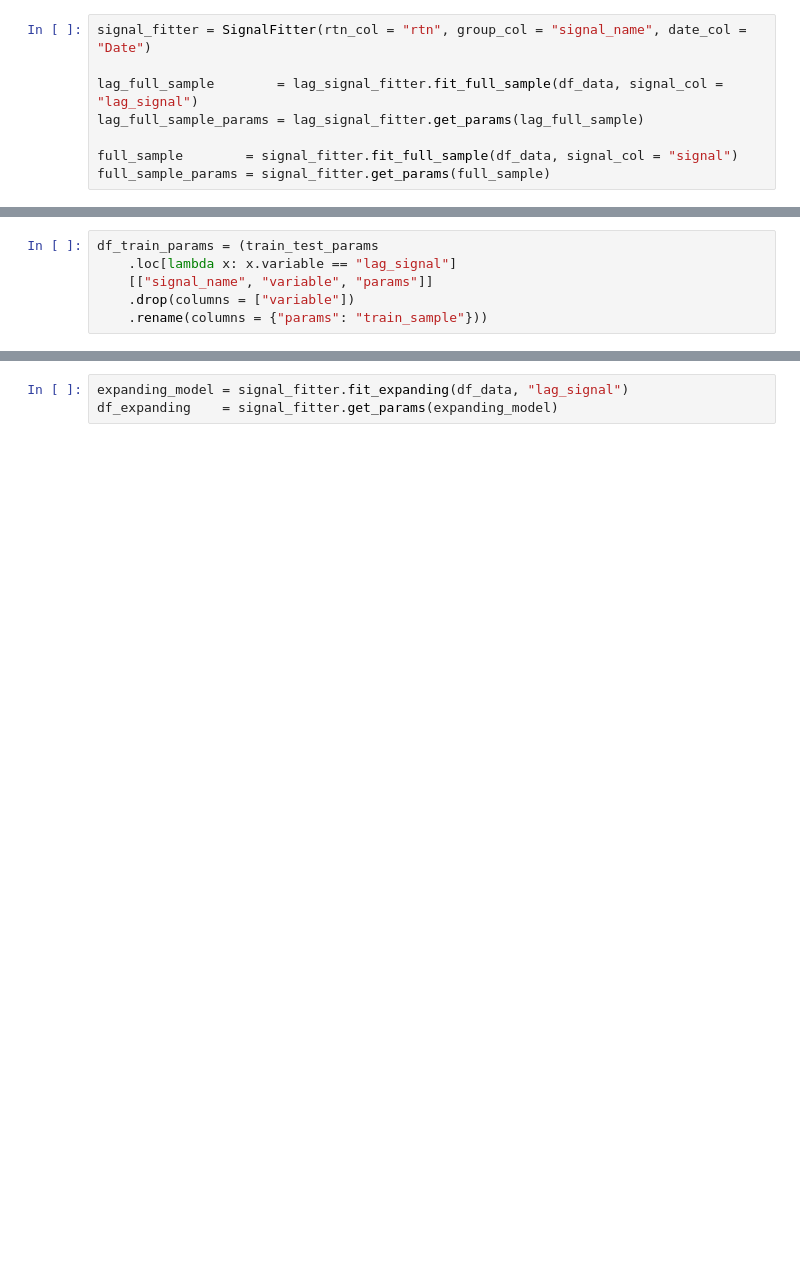
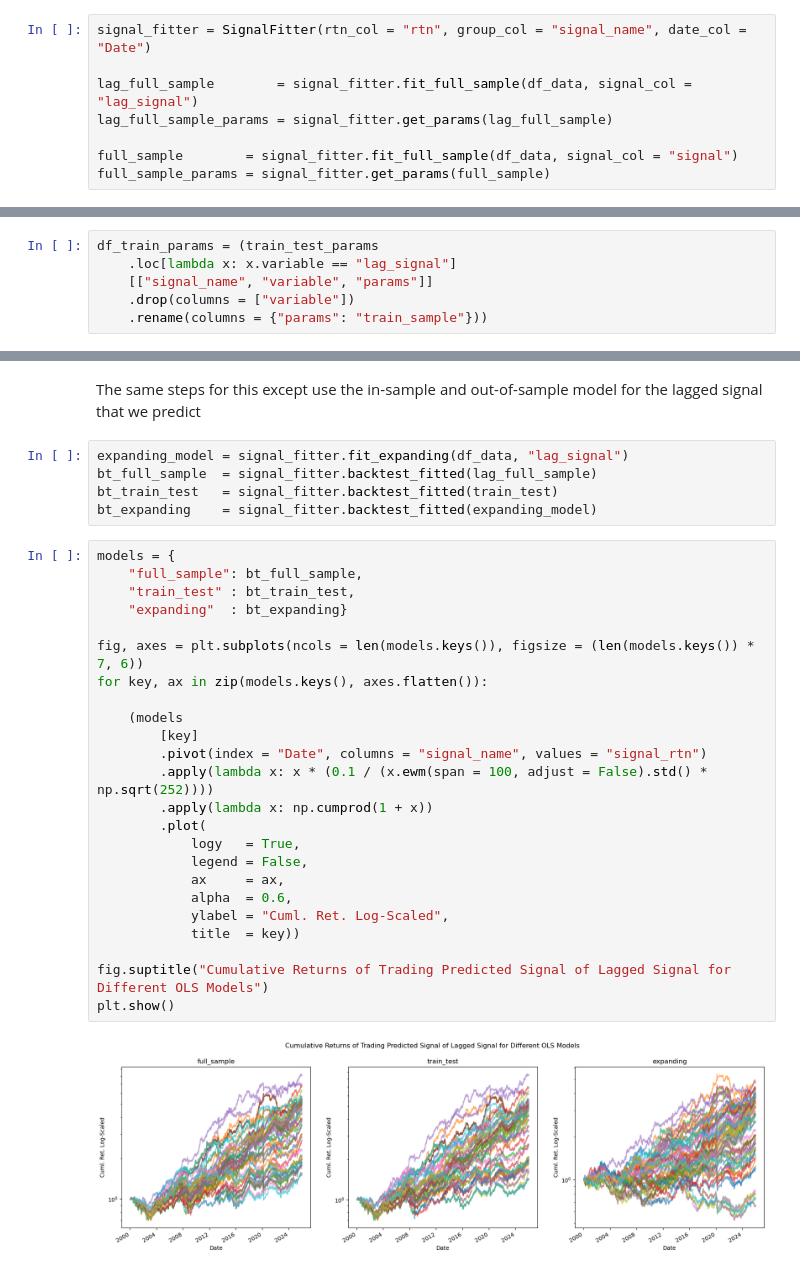
Before and after one commit to diegodalvarez/SignalTrader, a Jupyter notebook: notebook/1OLSModels.ipynb, the cells around one changed output, grey strips where cells are left out. Cells and saved outputs as stored; diff of their text form; blank space fills up the shorter version.

```diff
--- a/notebook/1OLSModels.ipynb
+++ b/notebook/1OLSModels.ipynb
@@ -31,8 +43,8 @@ A:\GitHub\SignalTrader\src
 # %%
 signal_fitter = SignalFitter(rtn_col = "rtn", group_col = "signal_name", date_col = "Date")
 
-lag_full_sample        = lag_signal_fitter.fit_full_sample(df_data, signal_col = "lag_signal")
-lag_full_sample_params = lag_signal_fitter.get_params(lag_full_sample)
+lag_full_sample        = signal_fitter.fit_full_sample(df_data, signal_col = "lag_signal")
+lag_full_sample_params = signal_fitter.get_params(lag_full_sample)
 
 full_sample        = signal_fitter.fit_full_sample(df_data, signal_col = "signal")
 full_sample_params = signal_fitter.get_params(full_sample)
@@ -106,6 +124,36 @@ display(df_lag
 | SPY | -0.150177 | -0.190236 | -0.219032 | -0.216259 | -0.149758 | -0.076551 | -0.216774 | -0.228651 | -0.185779 | -0.179136 |
 | VEA | -0.111754 | -0.106957 | -0.140591 | -0.138080 | -0.073089 | -0.101690 | -0.090894 | -0.110544 | -0.110535 | -0.070118 |
 | VWO | -0.022380 | -0.081807 | -0.059037 | -0.024191 | -0.081355 | -0.009536 | -0.062407 | -0.024080 | 0.010062 | -0.079465 |
-# %%
-expanding_model = signal_fitter.fit_expanding(df_data, "lag_signal")
-df_expanding    = signal_fitter.get_params(expanding_model)
+# %% [markdown]
+The same steps for this except use the in-sample and out-of-sample model for the lagged signal that we predict
+# %%
+expanding_model = signal_fitter.fit_expanding(df_data, "lag_signal")
+bt_full_sample  = signal_fitter.backtest_fitted(lag_full_sample)
+bt_train_test   = signal_fitter.backtest_fitted(train_test)
+bt_expanding    = signal_fitter.backtest_fitted(expanding_model)
+# %%
+models = {
+    "full_sample": bt_full_sample,
+    "train_test" : bt_train_test,
+    "expanding"  : bt_expanding}
+
+fig, axes = plt.subplots(ncols = len(models.keys()), figsize = (len(models.keys()) * 7, 6))
+for key, ax in zip(models.keys(), axes.flatten()):
+
+    (models
+        [key]
+        .pivot(index = "Date", columns = "signal_name", values = "signal_rtn")
+        .apply(lambda x: x * (0.1 / (x.ewm(span = 100, adjust = False).std() * np.sqrt(252))))
+        .apply(lambda x: np.cumprod(1 + x))
+        .plot(
+            logy   = True,
+            legend = False,
+            ax     = ax,
+            alpha  = 0.6,
+            ylabel = "Cuml. Ret. Log-Scaled",
+            title  = key))
+
+fig.suptitle("Cumulative Returns of Trading Predicted Signal of Lagged Signal for Different OLS Models")
+plt.show()
+# %% [output]
+[figure, added]
```
Also changed, not shown: parts of 14 cells of this notebook, 1 other file.
